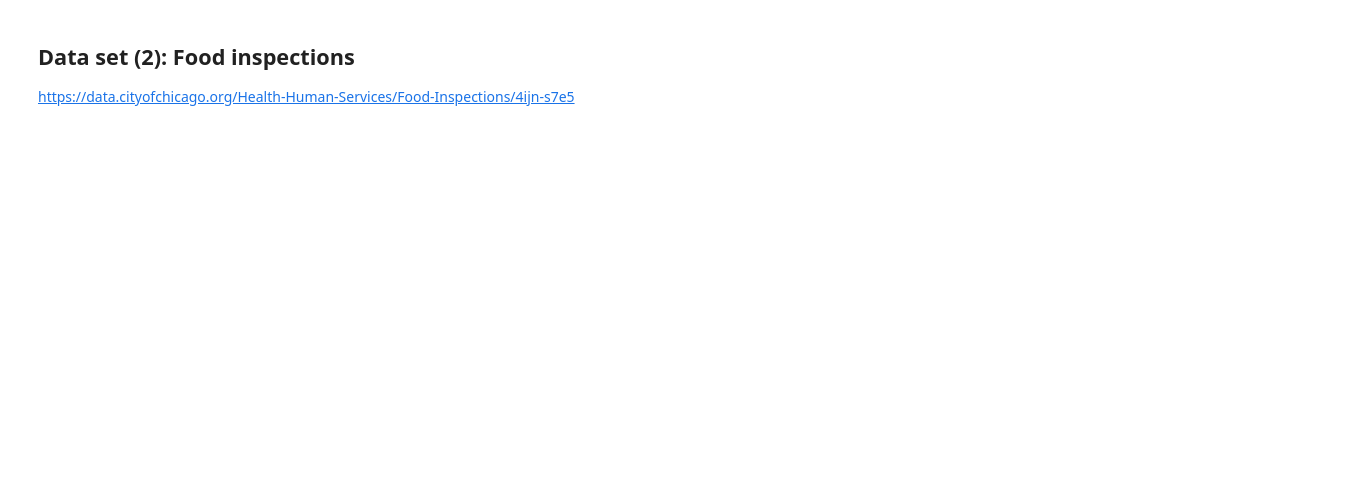
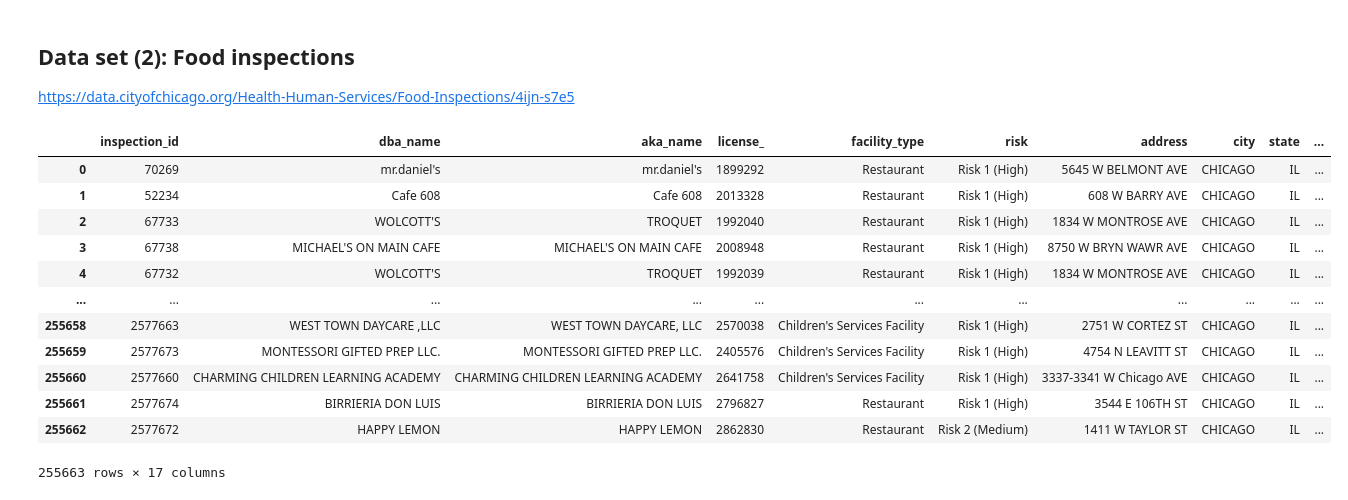
Before and after one commit to posit-conf-2023/ds-workflows-python, a Jupyter notebook: materials/example/02-etl-data-validation/notebook.ipynb, the cells around one changed output. Cells and saved outputs as stored; diff of their text form; code cells hidden in the pictures; blank space fills up the shorter version.

```diff
--- a/materials/example/02-etl-data-validation/notebook.ipynb
+++ b/materials/example/02-etl-data-validation/notebook.ipynb
@@ -105,6 +191,20 @@ board.pin_write(
 
 <https://data.cityofchicago.org/Health-Human-Services/Food-Inspections/4ijn-s7e5>
 # %%
-pin_name = f"{user_name}/chicago-food-inspection-data"
+pin_name = f"{user_name}/chicago-food-inspection-data-raw"
 food_inspection_raw = board.pin_read(pin_name)
 food_inspection_raw
+# %% [output]
+|  | inspection_id | dba_name | aka_name | license_ | facility_type | risk | address | city | state | ... |
+| 0 | 70269 | mr.daniel's | mr.daniel's | 1899292 | Restaurant | Risk 1 (High) | 5645 W BELMONT AVE | CHICAGO | IL | ... |
+| 1 | 52234 | Cafe 608 | Cafe 608 | 2013328 | Restaurant | Risk 1 (High) | 608 W BARRY AVE | CHICAGO | IL | ... |
+| 2 | 67733 | WOLCOTT'S | TROQUET | 1992040 | Restaurant | Risk 1 (High) | 1834 W MONTROSE AVE | CHICAGO | IL | ... |
+| 3 | 67738 | MICHAEL'S ON MAIN CAFE | MICHAEL'S ON MAIN CAFE | 2008948 | Restaurant | Risk 1 (High) | 8750 W BRYN WAWR AVE | CHICAGO | IL | ... |
+| 4 | 67732 | WOLCOTT'S | TROQUET | 1992039 | Restaurant | Risk 1 (High) | 1834 W MONTROSE AVE | CHICAGO | IL | ... |
+| ... | ... | ... | ... | ... | ... | ... | ... | ... | ... | ... |
+| 255658 | 2577663 | WEST TOWN DAYCARE ,LLC | WEST TOWN DAYCARE, LLC | 2570038 | Children's Services Facility | Risk 1 (High) | 2751 W CORTEZ ST | CHICAGO | IL | ... |
+| 255659 | 2577673 | MONTESSORI GIFTED PREP LLC. | MONTESSORI GIFTED PREP LLC. | 2405576 | Children's Services Facility | Risk 1 (High) | 4754 N LEAVITT ST | CHICAGO | IL | ... |
+| 255660 | 2577660 | CHARMING CHILDREN LEARNING ACADEMY | CHARMING CHILDREN LEARNING ACADEMY | 2641758 | Children's Services Facility | Risk 1 (High) | 3337-3341 W Chicago AVE | CHICAGO | IL | ... |
+| 255661 | 2577674 | BIRRIERIA DON LUIS | BIRRIERIA DON LUIS | 2796827 | Restaurant | Risk 1 (High) | 3544 E 106TH ST | CHICAGO | IL | ... |
+| 255662 | 2577672 | HAPPY LEMON | HAPPY LEMON | 2862830 | Restaurant | Risk 2 (Medium) | 1411 W TAYLOR ST | CHICAGO | IL | ... |
+255663 rows × 17 columns
```
Also changed, not shown: parts of 23 cells of this notebook, 1 other file.
